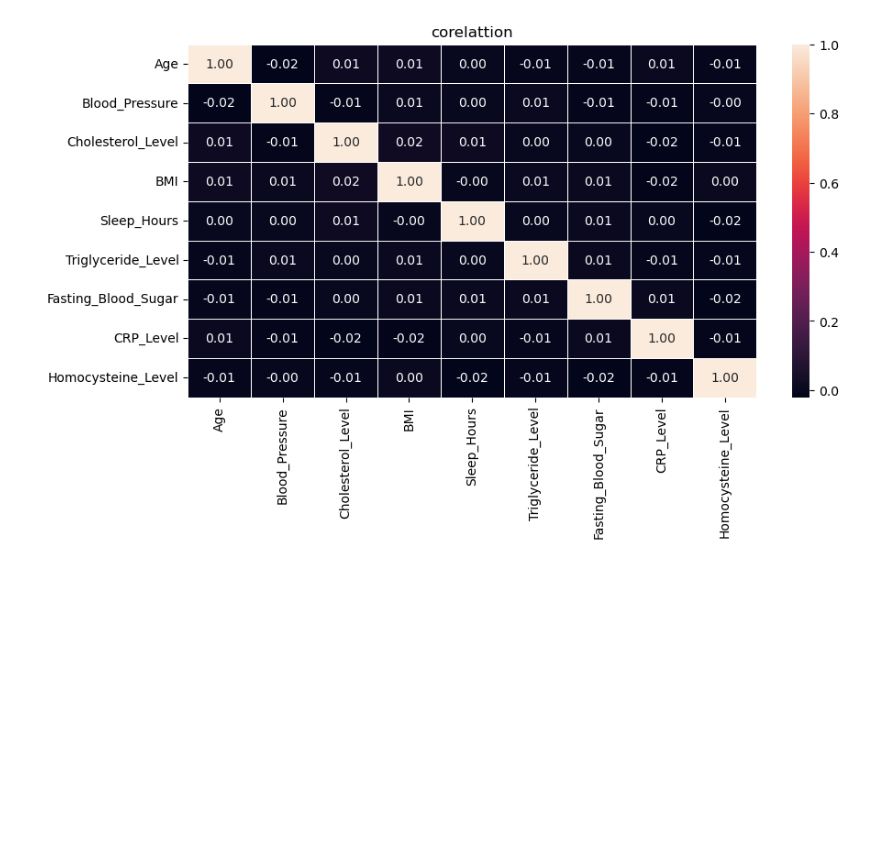
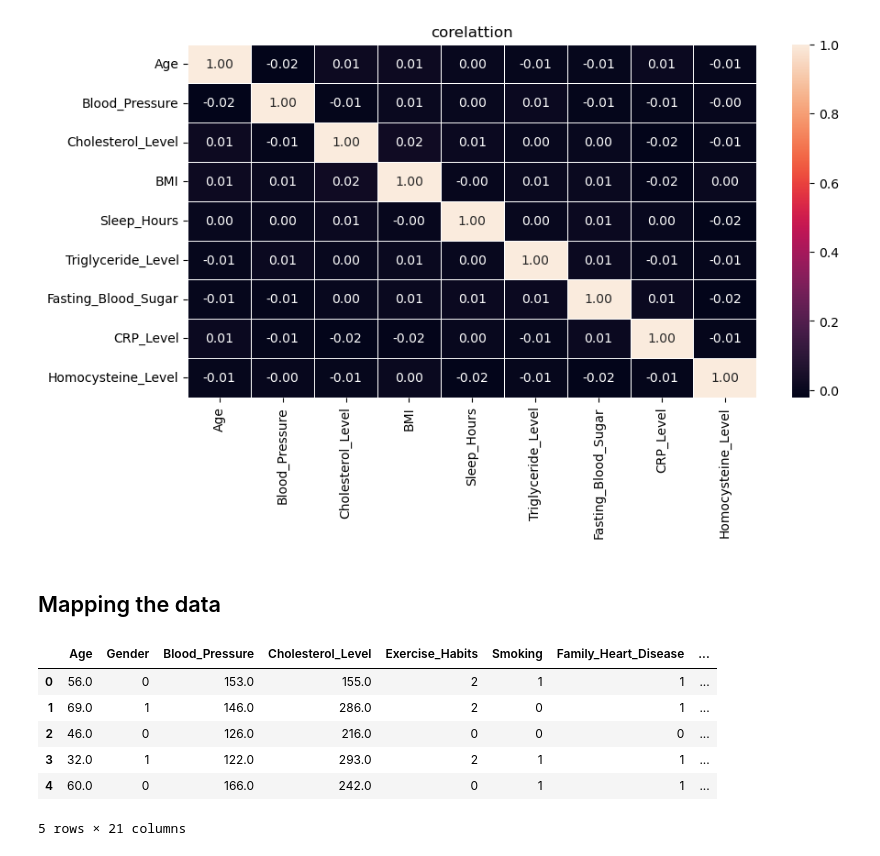
Before and after one commit to Aman-Baruwal/Heart-Disease-Prediction-System, a Jupyter notebook: process.ipynb, the cells around one changed output. Drawn from its saved outputs; the diff is of its cells as text; code cells hidden in the pictures; blank space fills up the shorter version.

```diff
--- a/process.ipynb
+++ b/process.ipynb
@@ -242,3 +242,42 @@ plt.title('corelattion')
 plt.show()
 # %% [output]
 [figure]
+# %% [markdown]
+## Mapping the data
+# %%
+y_n = {
+    'No' : 0,
+    'Yes' : 1
+}
+ml = {
+    'Male': 0,
+    'Female': 1
+}
+df['High_Blood_Pressure'] = df['High_Blood_Pressure'].map(y_n)
+df['High_LDL_Cholesterol'] = df['High_LDL_Cholesterol'].map(y_n)
+df['Low_HDL_Cholesterol'] = df['Low_HDL_Cholesterol'].map(y_n)
+df['Smoking'] = df['Smoking'].map(y_n)
+df['Family_Heart_Disease'] = df['Family_Heart_Disease'].map(y_n)
+df['Diabetes'] = df['Diabetes'].map(y_n)
+df['Heart_Disease_Status'] = df['Heart_Disease_Status'].map(y_n)
+df['Gender'] = df['Gender'].map(ml)
+# %%
+h_l = {
+    'Low' : 0,
+    'Medium' : 1,
+    'High' : 2
+}
+df['Exercise_Habits'] = df['Exercise_Habits'].map(h_l)
+df['Alcohol_Consumption'] = df['Alcohol_Consumption'].map(h_l)
+df['Stress_Level'] = df['Stress_Level'].map(h_l)
+df['Sugar_Consumption'] = df['Sugar_Consumption'].map(h_l)
+# %%
+df.head()
+# %% [output]
+|  | Age | Gender | Blood_Pressure | Cholesterol_Level | Exercise_Habits | Smoking | Family_Heart_Disease | ... |
+| 0 | 56.0 | 0 | 153.0 | 155.0 | 2 | 1 | 1 | ... |
+| 1 | 69.0 | 1 | 146.0 | 286.0 | 2 | 0 | 1 | ... |
+| 2 | 46.0 | 0 | 126.0 | 216.0 | 0 | 0 | 0 | ... |
+| 3 | 32.0 | 1 | 122.0 | 293.0 | 2 | 1 | 1 | ... |
+| 4 | 60.0 | 0 | 166.0 | 242.0 | 0 | 1 | 1 | ... |
+5 rows × 21 columns
```
Also changed, not shown: parts of 11 cells of this notebook.
